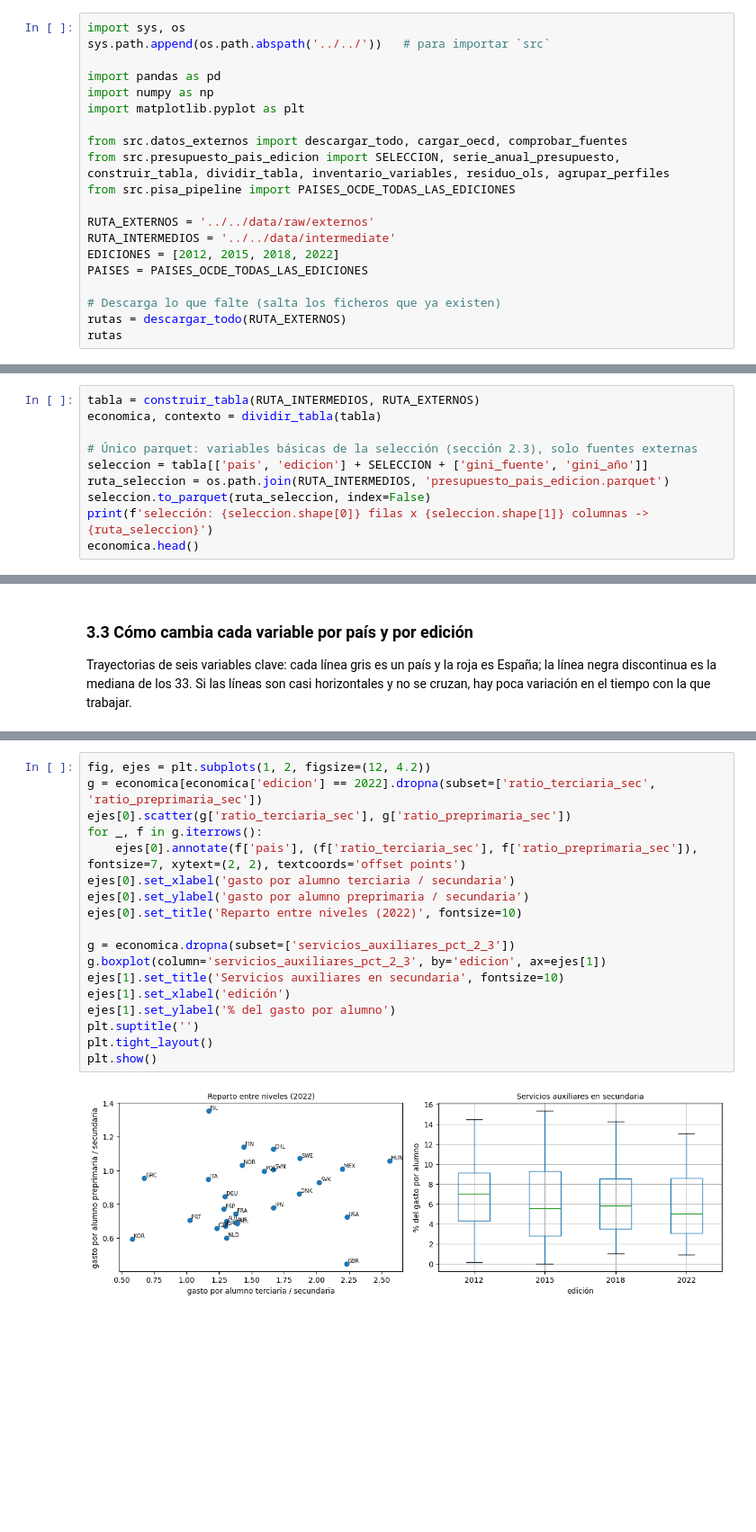
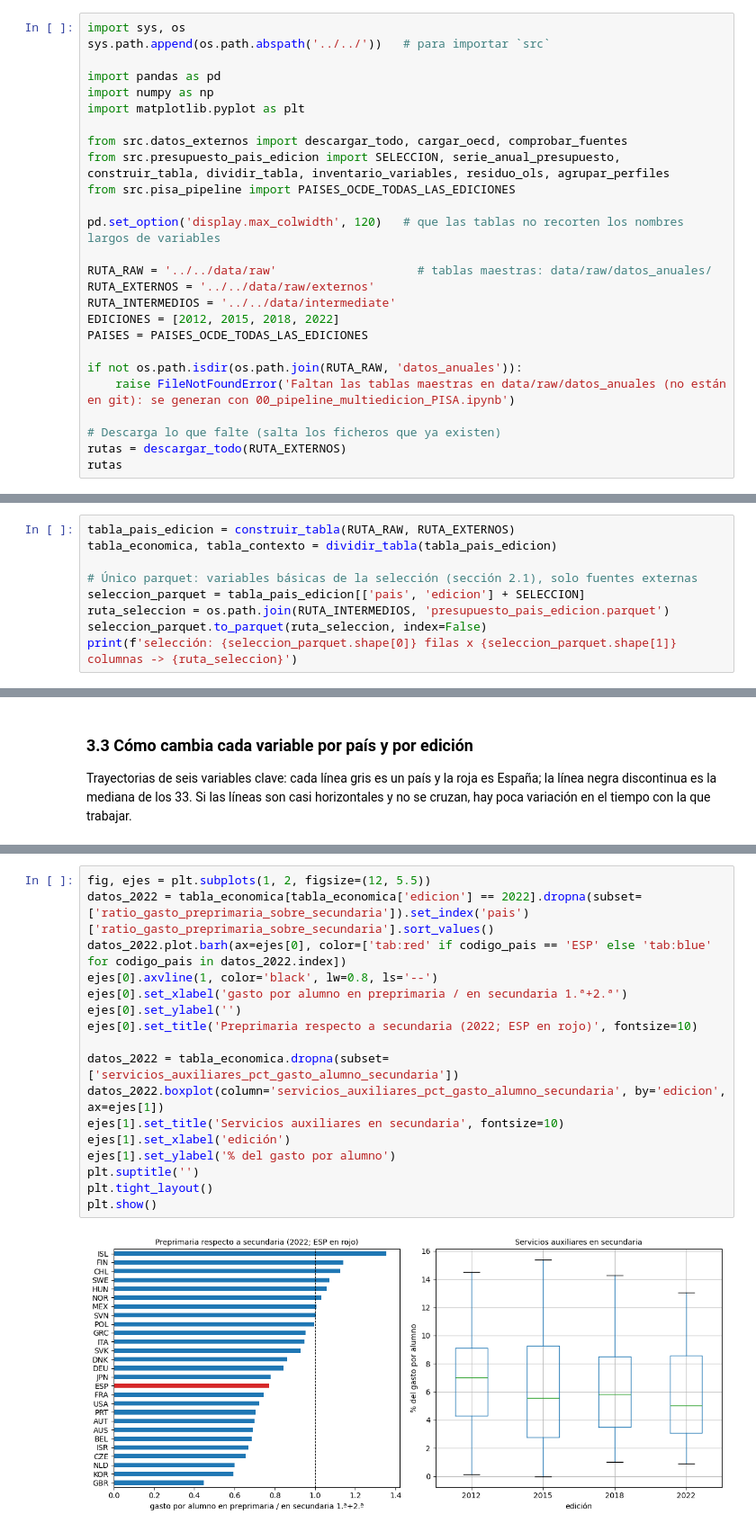
Before and after one commit to musero55/tfm_data_science, a Jupyter notebook: notebooks/fase_1_data_ingestion_eda/01_EDA_presupuestos.ipynb, the cells around one changed output, grey strips where cells are left out. Shown at 90% size. Cells and saved outputs as stored; diff of their text form; blank space fills up the shorter version.

```diff
--- a/notebooks/fase_1_data_ingestion_eda/01_EDA_presupuestos.ipynb
+++ b/notebooks/fase_1_data_ingestion_eda/01_EDA_presupuestos.ipynb
@@ -62,11 +57,17 @@ from src.datos_externos import descargar_todo, cargar_oecd, comprobar_fuentes
 from src.presupuesto_pais_edicion import SELECCION, serie_anual_presupuesto, construir_tabla, dividir_tabla, inventario_variables, residuo_ols, agrupar_perfiles
 from src.pisa_pipeline import PAISES_OCDE_TODAS_LAS_EDICIONES
 
+pd.set_option('display.max_colwidth', 120)   # que las tablas no recorten los nombres largos de variables
+
+RUTA_RAW = '../../data/raw'                    # tablas maestras: data/raw/datos_anuales/
 RUTA_EXTERNOS = '../../data/raw/externos'
 RUTA_INTERMEDIOS = '../../data/intermediate'
 EDICIONES = [2012, 2015, 2018, 2022]
 PAISES = PAISES_OCDE_TODAS_LAS_EDICIONES
 
+if not os.path.isdir(os.path.join(RUTA_RAW, 'datos_anuales')):
+    raise FileNotFoundError('Faltan las tablas maestras en data/raw/datos_anuales (no están en git): se generan con 00_pipeline_multiedicion_PISA.ipynb')
+
 # Descarga lo que falte (salta los ficheros que ya existen)
 rutas = descargar_todo(RUTA_EXTERNOS)
 rutas
@@ -232,11 +234,10 @@ De todas las variables se guarda en **un único parquet** (`data/intermediate/pr
 # %%
-tabla = construir_tabla(RUTA_INTERMEDIOS, RUTA_EXTERNOS)
-economica, contexto = dividir_tabla(tabla)
+tabla_pais_edicion = construir_tabla(RUTA_RAW, RUTA_EXTERNOS)
+tabla_economica, tabla_contexto = dividir_tabla(tabla_pais_edicion)
 
-# Único parquet: variables básicas de la selección (sección 2.3), solo fuentes externas
-seleccion = tabla[['pais', 'edicion'] + SELECCION + ['gini_fuente', 'gini_año']]
+# Único parquet: variables básicas de la selección (sección 2.1), solo fuentes externas
+seleccion_parquet = tabla_pais_edicion[['pais', 'edicion'] + SELECCION]
 ruta_seleccion = os.path.join(RUTA_INTERMEDIOS, 'presupuesto_pais_edicion.parquet')
-seleccion.to_parquet(ruta_seleccion, index=False)
-print(f'selección: {seleccion.shape[0]} filas x {seleccion.shape[1]} columnas -> {ruta_seleccion}')
-economica.head()
+seleccion_parquet.to_parquet(ruta_seleccion, index=False)
+print(f'selección: {seleccion_parquet.shape[0]} filas x {seleccion_parquet.shape[1]} columnas -> {ruta_seleccion}')
 # %% [output]
@@ -864,22 +726,21 @@ print(f'{len(x)} países con composición completa en 2022')
 [figure]
 20 países con composición completa en 2022
 # %%
-fig, ejes = plt.subplots(1, 2, figsize=(12, 4.2))
-g = economica[economica['edicion'] == 2022].dropna(subset=['ratio_terciaria_sec', 'ratio_preprimaria_sec'])
-ejes[0].scatter(g['ratio_terciaria_sec'], g['ratio_preprimaria_sec'])
-for _, f in g.iterrows():
-    ejes[0].annotate(f['pais'], (f['ratio_terciaria_sec'], f['ratio_preprimaria_sec']), fontsize=7, xytext=(2, 2), textcoords='offset points')
-ejes[0].set_xlabel('gasto por alumno terciaria / secundaria')
-ejes[0].set_ylabel('gasto por alumno preprimaria / secundaria')
-ejes[0].set_title('Reparto entre niveles (2022)', fontsize=10)
+fig, ejes = plt.subplots(1, 2, figsize=(12, 5.5))
+datos_2022 = tabla_economica[tabla_economica['edicion'] == 2022].dropna(subset=['ratio_gasto_preprimaria_sobre_secundaria']).set_index('pais')['ratio_gasto_preprimaria_sobre_secundaria'].sort_values()
+datos_2022.plot.barh(ax=ejes[0], color=['tab:red' if codigo_pais == 'ESP' else 'tab:blue' for codigo_pais in datos_2022.index])
+ejes[0].axvline(1, color='black', lw=0.8, ls='--')
+ejes[0].set_xlabel('gasto por alumno en preprimaria / en secundaria 1.ª+2.ª')
+ejes[0].set_ylabel('')
+ejes[0].set_title('Preprimaria respecto a secundaria (2022; ESP en rojo)', fontsize=10)
 
-g = economica.dropna(subset=['servicios_auxiliares_pct_2_3'])
-g.boxplot(column='servicios_auxiliares_pct_2_3', by='edicion', ax=ejes[1])
+datos_2022 = tabla_economica.dropna(subset=['servicios_auxiliares_pct_gasto_alumno_secundaria'])
+datos_2022.boxplot(column='servicios_auxiliares_pct_gasto_alumno_secundaria', by='edicion', ax=ejes[1])
 ejes[1].set_title('Servicios auxiliares en secundaria', fontsize=10)
 ejes[1].set_xlabel('edición')
 ejes[1].set_ylabel('% del gasto por alumno')
 plt.suptitle('')
 plt.tight_layout()
 plt.show()
 # %% [output]
-[figure, old version]
+[figure, new version]
```
Also changed, not shown: parts of 73 cells of this notebook, 11 other files.
